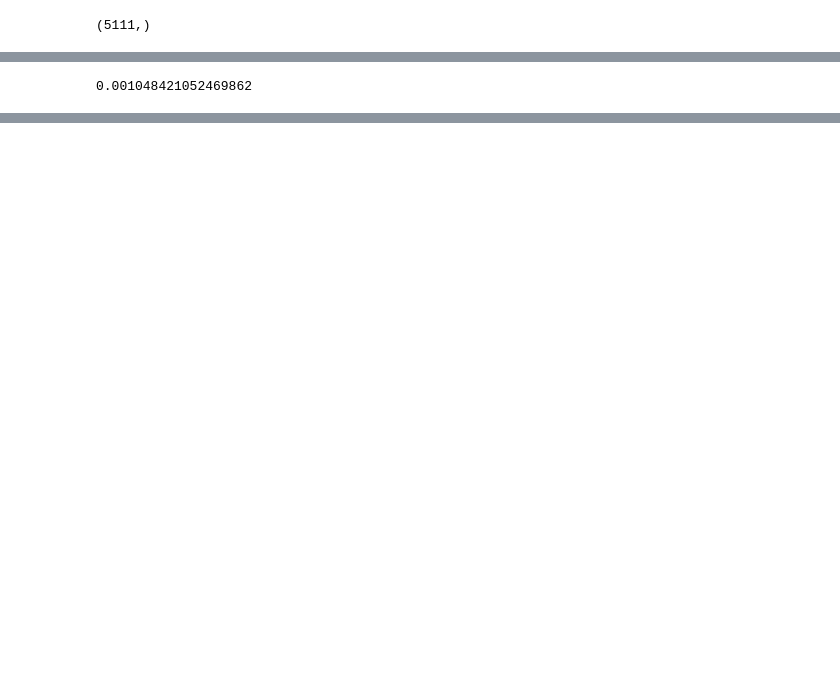
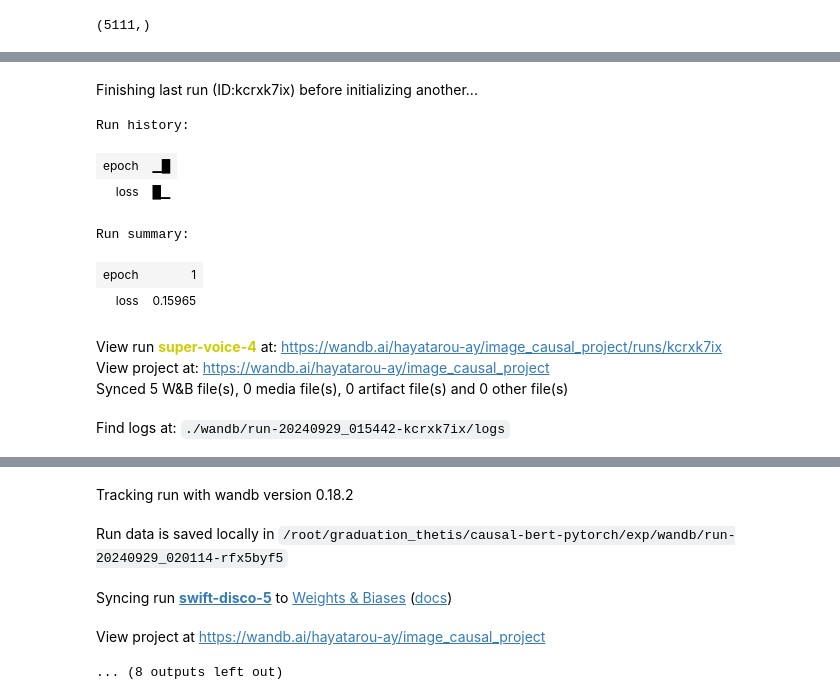
Before and after one commit to tomatoboy-hub/causal-image, a Jupyter notebook: exp/image_causal_wandb.ipynb, the cells around one changed output, grey strips where cells are left out. Saved outputs shown, nothing was run; the diff lists cells and outputs as text; code cells hidden in the pictures; blank space fills up the shorter version.

```diff
--- a/exp/image_causal_wandb.ipynb
+++ b/exp/image_causal_wandb.ipynb
@@ -132,6 +140,15 @@ class CausalImageModelWrapper:
         self.losses = []
 
     def train(self,images, confounds, treatments, outcomes , learning_rate = 2e-5, epochs  = 3):
+
+        wandb.init(project = "image_causal_project", config = {
+            "learning_rate":learning_rate,
+            "epochs": epochs,
+            "batch_size": self.batch_size,
+            "g_weight": self.loss_weights['g'],
+            "Q_weight": self.loss_weights['Q']
+        })
+
         dataloader = self.build_dataloader(images, confounds, treatments, outcomes, batch_size = self.batch_size)
         self.model.train()
         optimizer = AdamW(self.model.parameters(), lr = learning_rate, eps = 1e-8)
@@ -140,7 +157,7 @@ class CausalImageModelWrapper:
         scheduler = get_linear_schedule_with_warmup(optimizer,num_warmup_steps = warmup_steps,num_training_steps = total_steps)
 
         for epoch in range(epochs):
-            losses = []
+            epoch_losses = []
             for batch in dataloader:
                 if CUDA:
                     batch = tuple(x.cuda() for x in batch)
@@ -157,8 +174,11 @@ class CausalImageModelWrapper:
                 loss.backward()
                 optimizer.step()
                 scheduler.step()
-                losses.append(loss.detach().cpu().item())
-
+                epoch_losses.append(loss.detach().cpu().item())
+            avg_loss = sum(epoch_losses) / len(epoch_losses)
+            wandb.log({"epoch": epoch, "loss":avg_loss})
+        wandb.watch(self.model)
+        wandb.finish()
         return self.model
 
     def inference(self, images, confounds, outcome = None):
@@ -195,7 +215,7 @@ class CausalImageModelWrapper:
 
     def build_dataloader(self,image_paths, confounds, treatments = None, outcomes = None,batch_size = 32,sampler = "random"):
         dataset = CausalImageDataset(image_paths, confounds, treatments, outcomes)
-        sampler = RandomSampler(dataset) if sampler == "random" is not None else SequentialSampler(dataset)
+        sampler = RandomSampler(dataset) if sampler == "random" else SequentialSampler(dataset)
         dataloader = DataLoader(dataset, batch_size = batch_size,sampler = sampler)
         return dataloader
 # %%
@@ -258,8 +278,18 @@ df.head()
 | 3 | 3 | 3 | 75 | Cookwell Bullet Mixer Grinder (5 ... | appliances | All Appliances | https://m.media-amazon.com/images... | https://www.amazon.in/Cookwell-Bu... | ... |
 | 4 | 4 | 4 | 76 | Bajaj ATX 4 750-Watt Pop-up Toast... | appliances | All Appliances | https://m.media-amazon.com/images... | https://www.amazon.in/Bajaj-ATX-7... | ... |
 # %%
-ci = CausalImageModelWrapper(batch_size = 2, g_weight=0.1, Q_weight=0.1)
-ci.train(df["img_path"],df["no_of_ratings"], df["price_ave"], df["output_2v"],epochs = 1)
+ci = CausalImageModelWrapper(batch_size = 32, g_weight=0.1, Q_weight=0.1)
+ci.train(df["img_path"],df["no_of_ratings"], df["price_ave"], df["output_2v"],epochs = 32)
 print(ci.ATE(df["price_ave"], df["img_path"], platt_scaling = False))
 # %% [output]
+Finishing last run (ID:kcrxk7ix) before initializing another...
-0.001048421052469862
+Run history:
+| epoch | ▁█ |
+| loss | █▁ |
+Run summary:
+| epoch | 1 |
+| loss | 0.15965 |
+View run super-voice-4 at: https://wandb.ai/hayatarou-ay/image_causal_project/runs/kcrxk7ix
+View project at: https://wandb.ai/hayatarou-ay/image_causal_project
+Synced 5 W&B file(s), 0 media file(s), 0 artifact file(s) and 0 other file(s)
+Find logs at: ./wandb/run-20240929_015442-kcrxk7ix/logs
@@ -265,0 +297,5 @@ print(ci.ATE(df["price_ave"], df["img_path"], platt_scaling = False))
+Tracking run with wandb version 0.18.2
+Run data is saved locally in /root/graduation_thetis/causal-bert-pytorch/exp/wandb/run-20240929_020114-rfx5byf5
+Syncing run swift-disco-5 to Weights & Biases (docs)
+View project at https://wandb.ai/hayatarou-ay/image_causal_project
+... (8 outputs left out)
```
Also changed, not shown: parts of 3 cells of this notebook, 3 other files.
